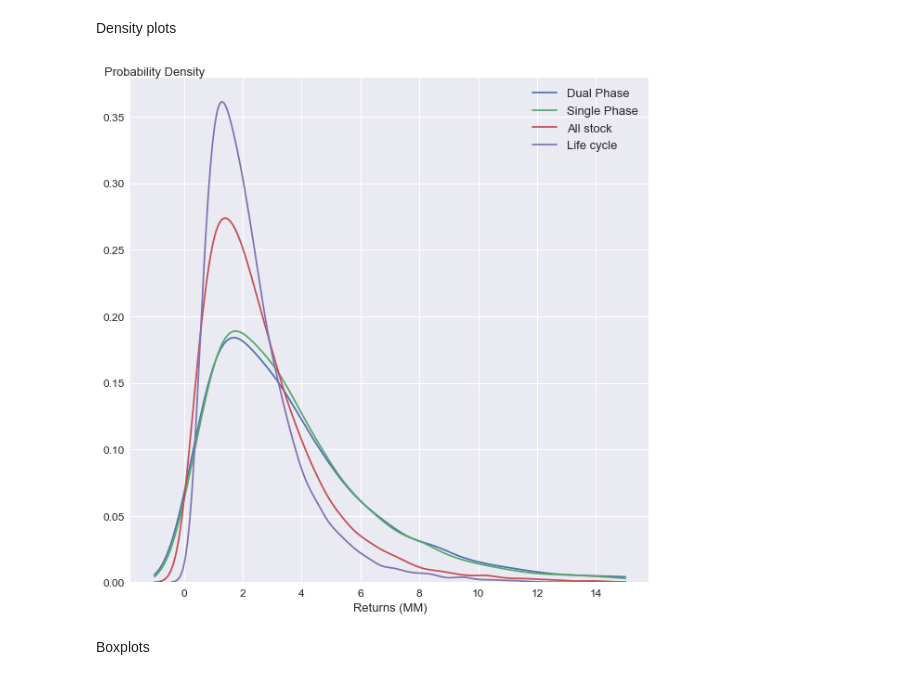
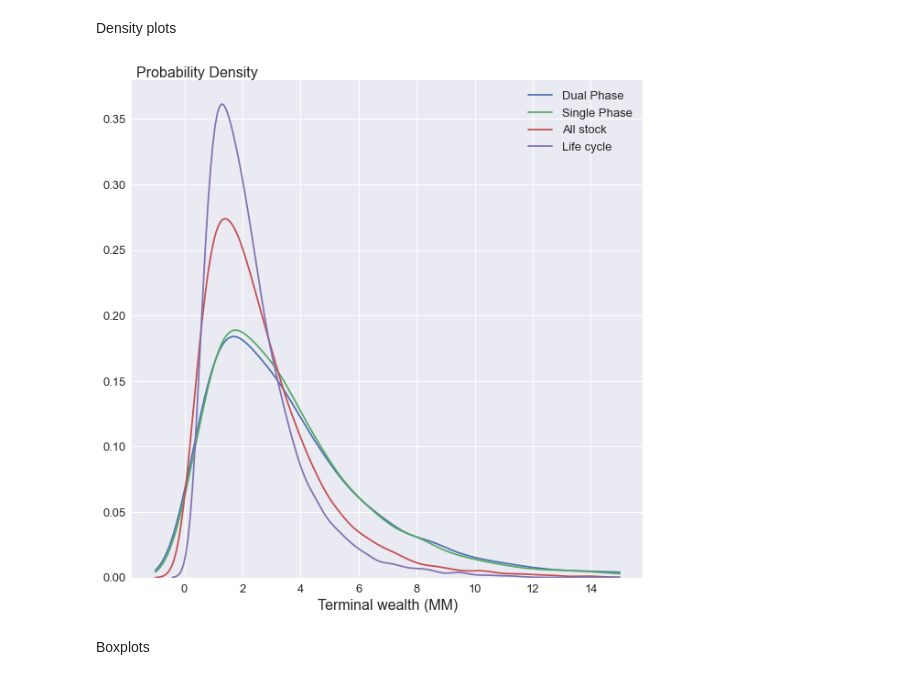
Before and after one commit to neriksen/applied_finance, a Jupyter notebook: Baseline.ipynb, the cells around one changed output. Saved outputs shown, nothing was run; the diff lists cells and outputs as text; code cells hidden in the pictures.

```diff
--- a/Baseline.ipynb
+++ b/Baseline.ipynb
@@ -38,10 +38,10 @@ print(quantile)
 Plottin Data
 # %%
 plt.rc('font', size=10)          # controls default text sizes
-plt.rc('axes', titlesize=13)     # fontsize of the axes title
-plt.rc('axes', labelsize=13)    # fontsize of the x and y labels
-plt.rc('xtick', labelsize=12)    # fontsize of the tick labels
-plt.rc('ytick', labelsize=12)    # fontsize of the tick labels
+plt.rc('axes', titlesize=16)     # fontsize of the axes title
+plt.rc('axes', labelsize=16)    # fontsize of the x and y labels
+plt.rc('xtick', labelsize=13)    # fontsize of the tick labels
+plt.rc('ytick', labelsize=13)    # fontsize of the tick labels
 plt.rc('legend', fontsize=13)    # legend fontsize
 plt.rc('figure', titlesize=13)  # fontsize of the figure title
 # %% [markdown]
@@ -49,21 +49,21 @@ Density plots
 # %%
 fige=y.copy()
 fige['dual_phase'] = fige['dual_phase'].div(1000000) #Convert into millions
 fige['single_phase'] = fige['single_phase'].div(1000000) #Convert into millions
 fige['100'] = fige['100'].div(1000000) #Convert into millions
 fige['9050'] = fige['9050'].div(1000000) #Convert into millions
 fig, ax = plt.subplots(1, 1, figsize=(10, 10))
 sns.kdeplot(data=fige['dual_phase'],clip=(-1, 15),label='Dual Phase')
 sns.kdeplot(data=fige['single_phase'],clip=(-1, 15),label='Single Phase')
 sns.kdeplot(data=fige['100'],clip=(-1, 15),label='All stock')
 sns.kdeplot(data=fige['9050'],clip=(-1, 15),label='Life cycle')
-ax.set_xlabel('Returns (MM)')
+ax.set_xlabel('Terminal wealth (MM)')
 ax.ticklabel_format(style='plain', axis='x')
-ax.set_ylabel('Probability Density',loc='top', rotation = 0, labelpad = -110)
+ax.set_ylabel('Probability Density',loc='top', rotation = 0, labelpad = -170)
 plt.legend()
 plt.savefig("Empirical/density.png", bbox_inches = 'tight', pad_inches = 0.1)
 # %% [output]
-[figure, old version]
+[figure, new version]
 # %% [markdown]
 Boxplots
 # %%
```
Also changed, not shown: parts of 1 cell of this notebook, 9 other files.
